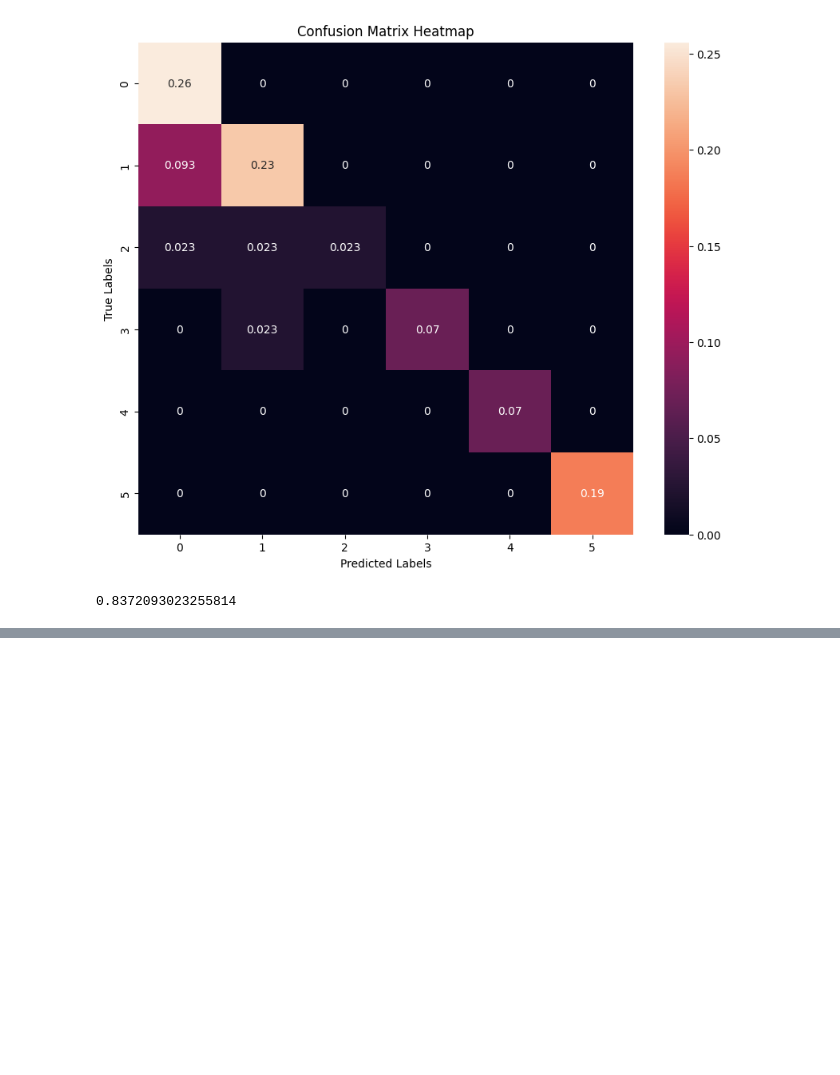
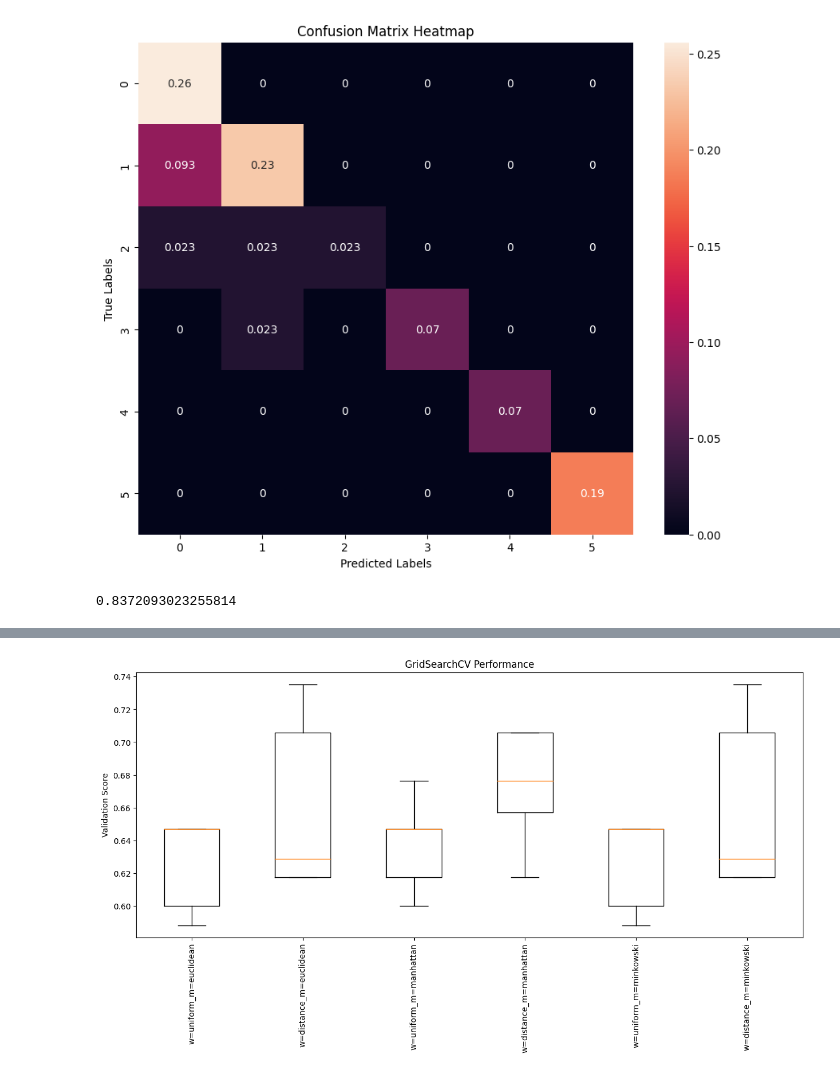
Before and after one commit to FirefoxSRV/GlassClassification, a Jupyter notebook: GlassClassification_KNN.ipynb, the cells around one changed output, grey strips where cells are left out. Saved outputs shown, nothing was run; the diff lists cells and outputs as text; code cells hidden in the pictures; blank space fills up the shorter version.

```diff
--- a/GlassClassification_KNN.ipynb
+++ b/GlassClassification_KNN.ipynb
@@ -107,0 +174,18 @@ accuracy_score(y_test, y_pred)
+# %%
+results = random_search.cv_results_
+
+# Extract scores for each parameter combination across the splits
+all_test_scores = [results[f'split{i}_test_score'] for i in range(5)]
+all_test_scores = list(zip(*all_test_scores))  # Transpose to get scores by parameter combination
+
+# Create simplified labels for x-axis
+param_combinations = ["_".join([f"{k[0]}={v}" for k, v in param.items()]) for param in results['params']]
+
+plt.figure(figsize=(15, 6))
+plt.title("GridSearchCV Performance")
+plt.boxplot(all_test_scores, vert=True)
+plt.xticks(np.arange(1, len(param_combinations) + 1), param_combinations, rotation=90)
+plt.ylabel('Validation Score')
+plt.show()
+# %% [output]
+[figure, added]
```
Also changed, not shown: parts of 4 cells of this notebook.
